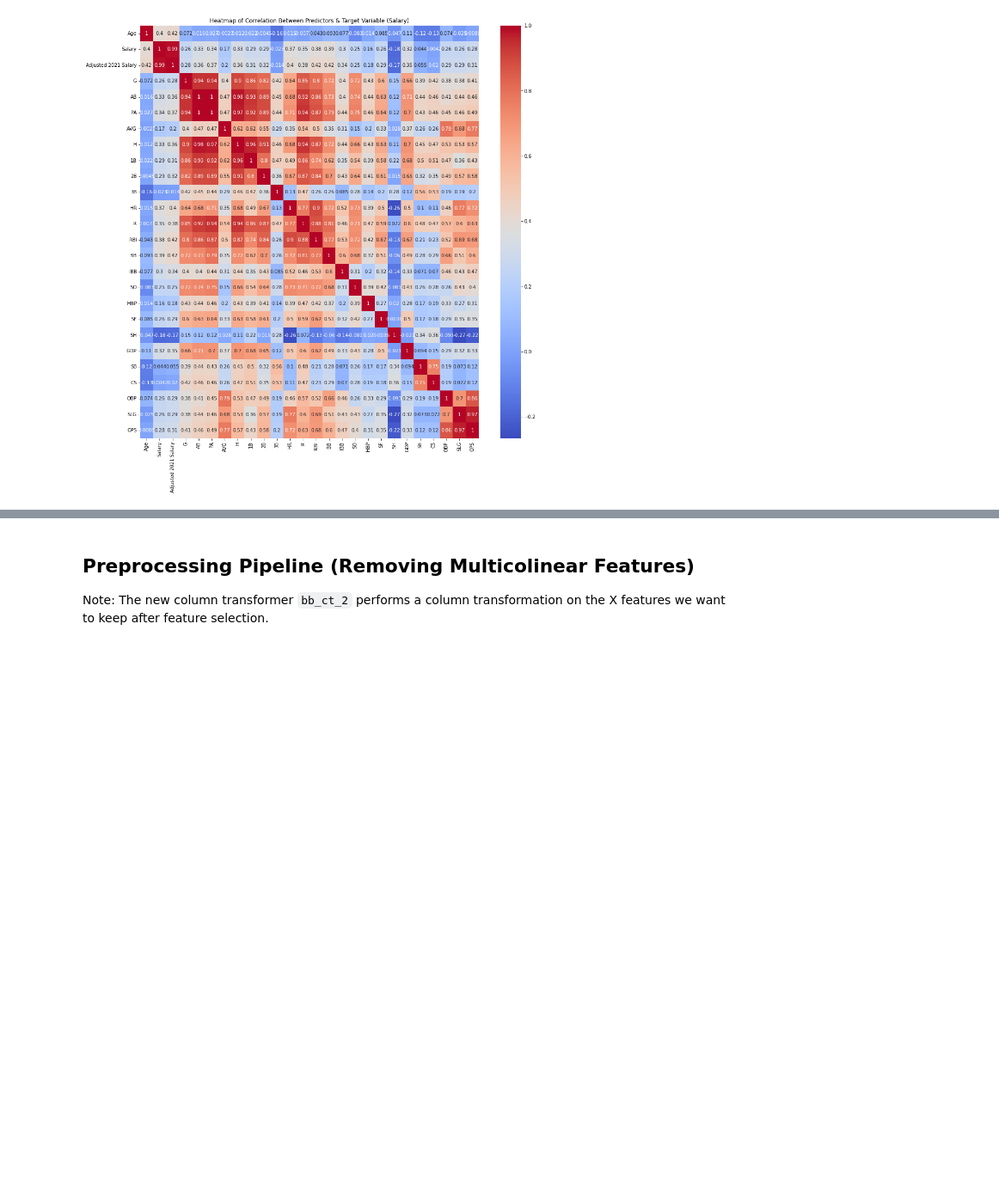
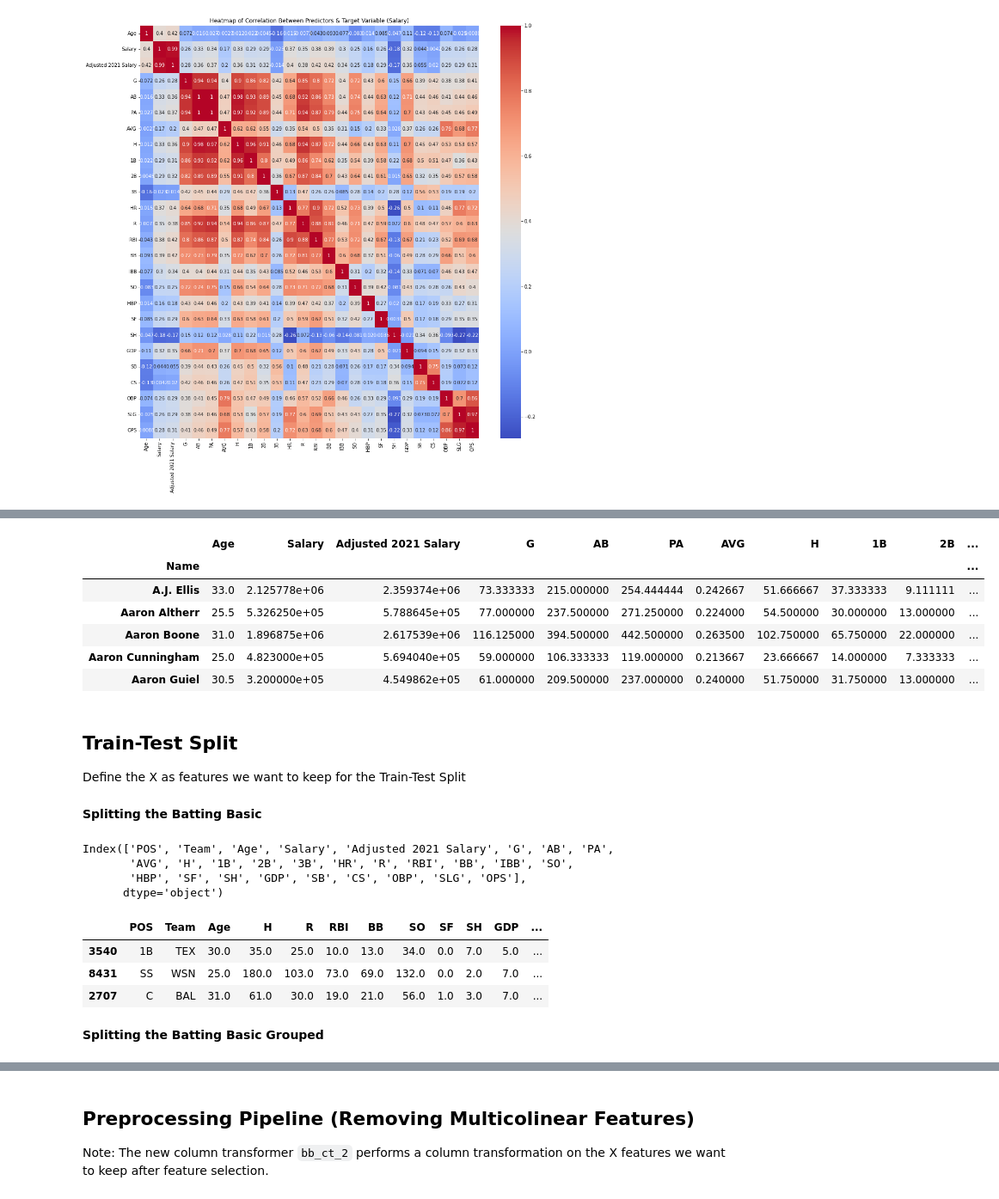
Before and after one commit to eric8395/baseball-analytics, a Jupyter notebook: Modeling - Batting Basic.ipynb, the cells around one changed output, grey strips where cells are left out. Shown at 86% size. Drawn from its saved outputs; the diff is of its cells as text; code cells hidden in the pictures; blank space fills up the shorter version.

```diff
--- a/Modeling - Batting Basic.ipynb
+++ b/Modeling - Batting Basic.ipynb
@@ -149,0 +147,26 @@ Index(['POS', 'Team', 'Age', 'Salary', 'Adjusted 2021 Salary', 'G', 'AB', 'PA',
+# %%
+# group by Name and find averages across all other features
+bb_grouped = bb_grouped.groupby(['Name']).mean()
+bb_grouped = bb_grouped.drop(columns = 'Season')
+bb_grouped.head()
+# %% [output]
+|  | Age | Salary | Adjusted 2021 Salary | G | AB | PA | AVG | H | 1B | 2B | ... |
+| Name |  |  |  |  |  |  |  |  |  |  | ... |
+| A.J. Ellis | 33.0 | 2.125778e+06 | 2.359374e+06 | 73.333333 | 215.000000 | 254.444444 | 0.242667 | 51.666667 | 37.333333 | 9.111111 | ... |
+| Aaron Altherr | 25.5 | 5.326250e+05 | 5.788645e+05 | 77.000000 | 237.500000 | 271.250000 | 0.224000 | 54.500000 | 30.000000 | 13.000000 | ... |
+| Aaron Boone | 31.0 | 1.896875e+06 | 2.617539e+06 | 116.125000 | 394.500000 | 442.500000 | 0.263500 | 102.750000 | 65.750000 | 22.000000 | ... |
+| Aaron Cunningham | 25.0 | 4.823000e+05 | 5.694040e+05 | 59.000000 | 106.333333 | 119.000000 | 0.213667 | 23.666667 | 14.000000 | 7.333333 | ... |
+| Aaron Guiel | 30.5 | 3.200000e+05 | 4.549862e+05 | 61.000000 | 209.500000 | 237.000000 | 0.240000 | 51.750000 | 31.750000 | 13.000000 | ... |
+# %% [markdown]
+## Train-Test Split
+
+Define the X as features we want to keep for the Train-Test Split
+# %% [markdown]
+**Splitting the Batting Basic**
+# %%
+batting_basic.columns
+# %% [output]
+Index(['POS', 'Team', 'Age', 'Salary', 'Adjusted 2021 Salary', 'G', 'AB', 'PA',
+       'AVG', 'H', '1B', '2B', '3B', 'HR', 'R', 'RBI', 'BB', 'IBB', 'SO',
+       'HBP', 'SF', 'SH', 'GDP', 'SB', 'CS', 'OBP', 'SLG', 'OPS'],
+      dtype='object')
@@ -149,0 +180,9 @@ Index(['POS', 'Team', 'Age', 'Salary', 'Adjusted 2021 Salary', 'G', 'AB', 'PA',
+# %%
+X_train.head(3)
+# %% [output]
+|  | POS | Team | Age | H | R | RBI | BB | SO | SF | SH | GDP | ... |
+| 3540 | 1B | TEX | 30.0 | 35.0 | 25.0 | 10.0 | 13.0 | 34.0 | 0.0 | 7.0 | 5.0 | ... |
+| 8431 | SS | WSN | 25.0 | 180.0 | 103.0 | 73.0 | 69.0 | 132.0 | 0.0 | 2.0 | 7.0 | ... |
+| 2707 | C | BAL | 31.0 | 61.0 | 30.0 | 19.0 | 21.0 | 56.0 | 1.0 | 3.0 | 7.0 | ... |
+# %% [markdown]
+**Splitting the Batting Basic Grouped**
```
Also changed, not shown: parts of 97 cells of this notebook, 5 other files.
